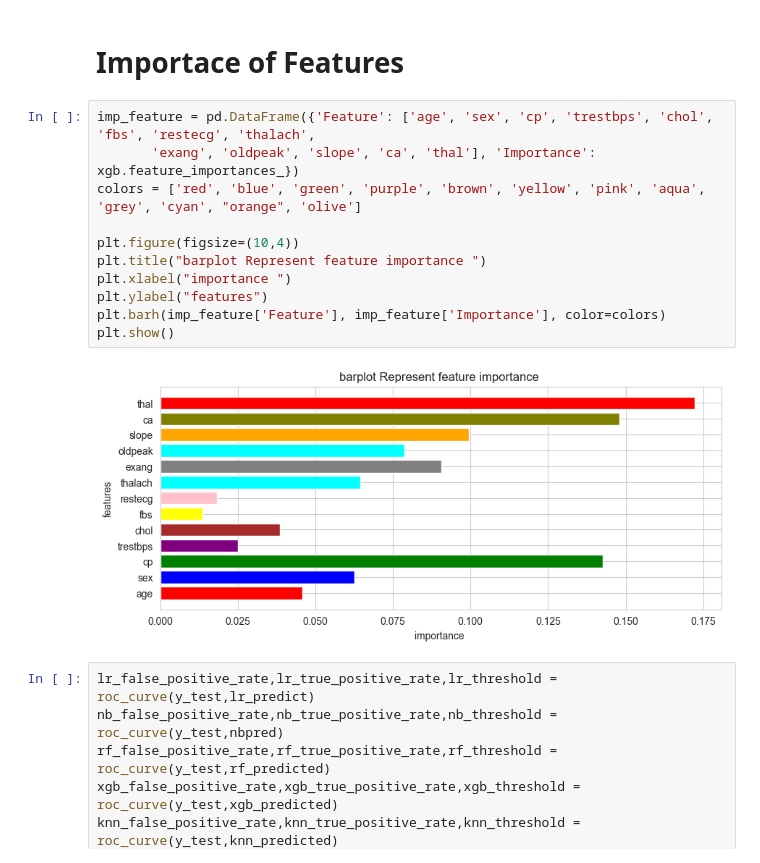
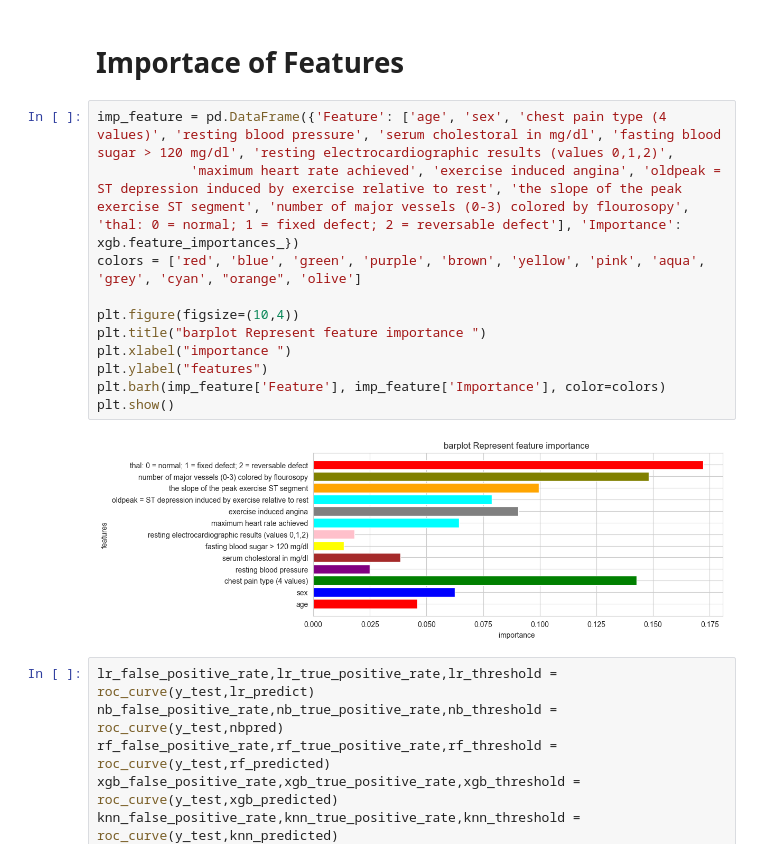
Before and after one commit to MukhammedAyyub/machineLearning, a Jupyter notebook: heartDiseasePredictML/models/models.ipynb, the cells around one changed output. Drawn from its saved outputs; the diff is of its cells as text.

```diff
--- a/heartDiseasePredictML/models/models.ipynb
+++ b/heartDiseasePredictML/models/models.ipynb
@@ -309,18 +377,18 @@ with open(model_pkl_file, 'rb') as file:
 # %% [markdown]
 # Importace of Features
 # %%
-imp_feature = pd.DataFrame({'Feature': ['age', 'sex', 'cp', 'trestbps', 'chol', 'fbs', 'restecg', 'thalach',
-       'exang', 'oldpeak', 'slope', 'ca', 'thal'], 'Importance': xgb.feature_importances_})
+imp_feature = pd.DataFrame({'Feature': ['age', 'sex', 'chest pain type (4 values)', 'resting blood pressure', 'serum cholestoral in mg/dl', 'fasting blood sugar > 120 mg/dl', 'resting electrocardiographic results (values 0,1,2)',
+            'maximum heart rate achieved', 'exercise induced angina', 'oldpeak = ST depression induced by exercise relative to rest', 'the slope of the peak exercise ST segment', 'number of major vessels (0-3) colored by flourosopy', 'thal: 0 = normal; 1 = fixed defect; 2 = reversable defect'], 'Importance': xgb.feature_importances_})
 colors = ['red', 'blue', 'green', 'purple', 'brown', 'yellow', 'pink', 'aqua', 'grey', 'cyan', "orange", 'olive']
 
 plt.figure(figsize=(10,4))
 plt.title("barplot Represent feature importance ")
 plt.xlabel("importance ")
 plt.ylabel("features")
 plt.barh(imp_feature['Feature'], imp_feature['Importance'], color=colors)
 plt.show()
 # %% [output]
-[figure, old version]
+[figure, new version]
 # %%
 lr_false_positive_rate,lr_true_positive_rate,lr_threshold = roc_curve(y_test,lr_predict)
 nb_false_positive_rate,nb_true_positive_rate,nb_threshold = roc_curve(y_test,nbpred)
```
Also changed, not shown: parts of 10 cells of this notebook.
